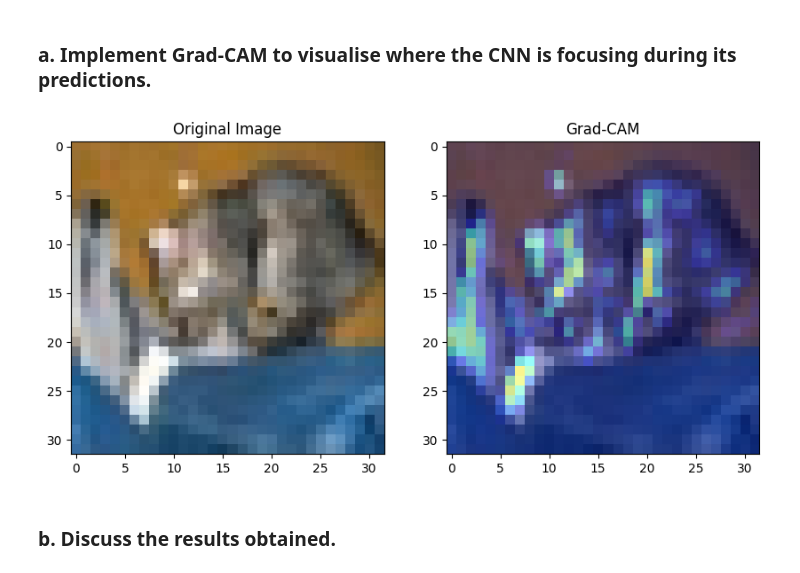
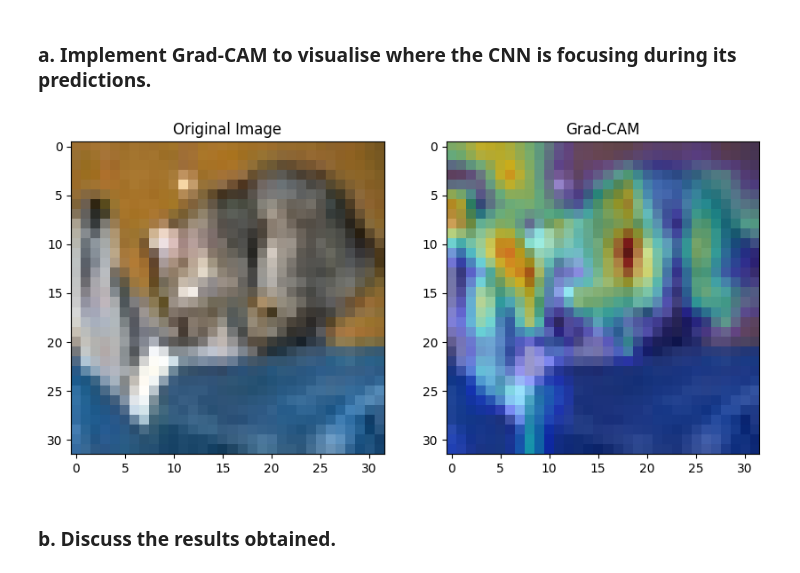
Before and after one commit to DavidF-22/ARI3205-InterpretableAI_Project, a Jupyter notebook: src/Part4_InterpretableAI-for-ComputerVision/Part4_InterpretableAI-for-ComputerVision.ipynb, the cells around one changed output. Drawn from its saved outputs; the diff is of its cells as text; code cells hidden in the pictures.

Commit message:
Added Better Grad-CAM implementation

```diff
--- a/src/Part4_InterpretableAI-for-ComputerVision/Part4_InterpretableAI-for-ComputerVision.ipynb
+++ b/src/Part4_InterpretableAI-for-ComputerVision/Part4_InterpretableAI-for-ComputerVision.ipynb
@@ -185,7 +184,6 @@ plt.show()
 # Grad-CAM Implementation
 def grad_cam(model, img, layer_name='conv2d_1'):
     grad_model = Model(inputs=model.inputs, outputs=[model.get_layer(layer_name).output, model.output])
-
     with tf.GradientTape() as tape:
         conv_outputs, predictions = grad_model(img)
         class_idx = tf.argmax(predictions[0])
@@ -197,38 +195,38 @@ def grad_cam(model, img, layer_name='conv2d_1'):
     heatmap = tf.reduce_sum(tf.multiply(pooled_grads, conv_outputs), axis=-1)
 
     heatmap = np.maximum(heatmap, 0)  # ReLU
-    heatmap /= np.max(heatmap)  # Normalize
+    heatmap /= (np.max(heatmap) + 1e-8)  # Normalize for numerical stability
 
     return heatmap
 # %%
 # Choose an image to visualize
 sample_img = x_test_k[0:1]
 
 # Generate Grad-CAM heatmap
-heatmap = grad_cam(cnn_model, sample_img, layer_name='conv2d_2')
+heatmap = grad_cam(cnn_model, sample_img, layer_name='conv2d_1')
 
-# Convert the heatmap to the same type as the original image
+# Convert the heatmap to the original image size
 heatmap_resized = cv2.resize(heatmap, (32, 32))
-heatmap_resized = np.uint8(255 * heatmap_resized)  # Scale and convert to uint8
+heatmap_resized = np.uint8(255 * heatmap_resized)
 heatmap_color = cv2.applyColorMap(heatmap_resized, cv2.COLORMAP_JET)
 
-# Ensure sample_img[0] is also in uint8
+# Ensure sample_img[0] is also in uint8 for proper overlay
 original_img_uint8 = np.uint8(255 * sample_img[0])
 
 # Superimpose the heatmap on the original image
 superimposed_img = cv2.addWeighted(cv2.cvtColor(original_img_uint8, cv2.COLOR_RGB2BGR), 0.6, heatmap_color, 0.4, 0)
 
-# Display results
+# Display original and Grad-CAM visualization
 plt.figure(figsize=(10, 5))
 plt.subplot(1, 2, 1)
-plt.imshow(x_test[0])  # Original image (use unscaled original for comparison)
+plt.imshow(x_test[0])  # Original unnormalized image
 plt.title('Original Image')
 plt.subplot(1, 2, 2)
 plt.imshow(cv2.cvtColor(superimposed_img, cv2.COLOR_BGR2RGB))
 plt.title('Grad-CAM')
 plt.show()
 # %% [output]
-[figure, old version]
+[figure, new version]
 # %% [markdown]
 ### b. Discuss the results obtained.
 # %% [markdown]
```
Also changed, not shown: parts of 4 cells of this notebook.
